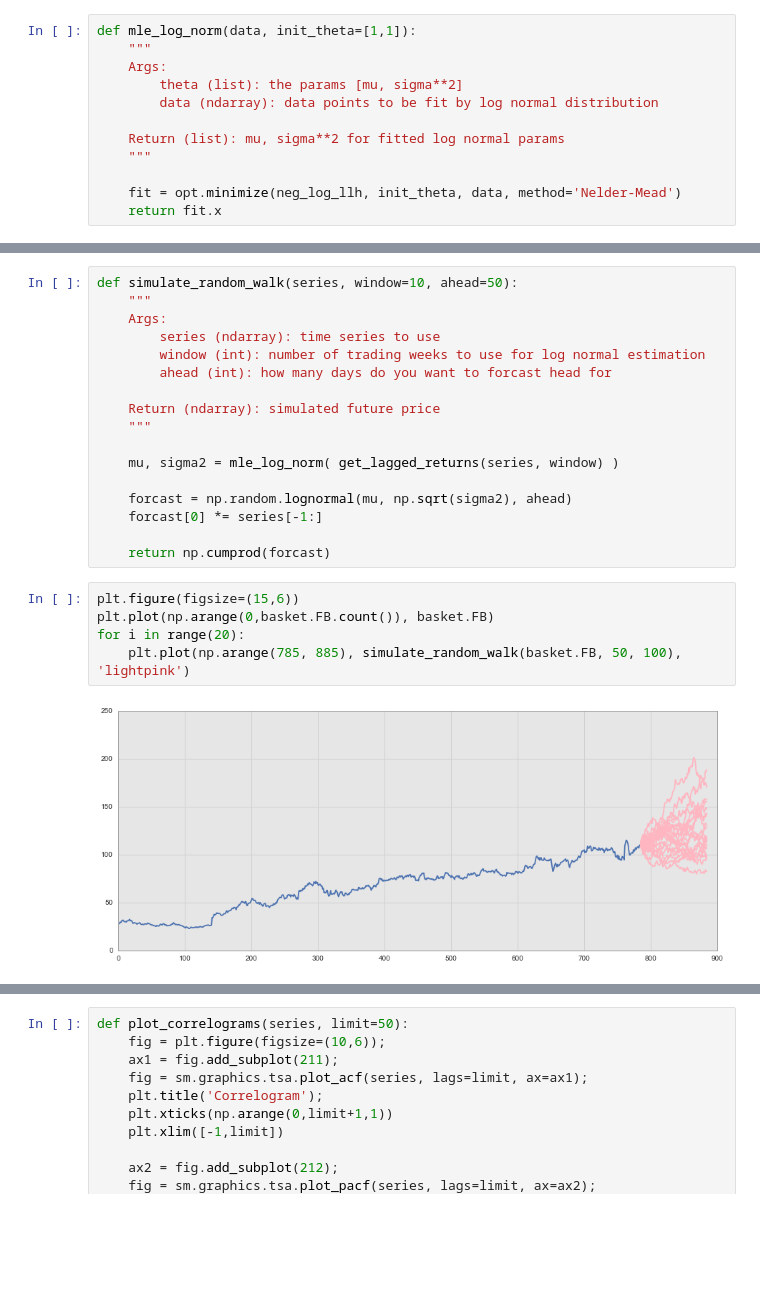
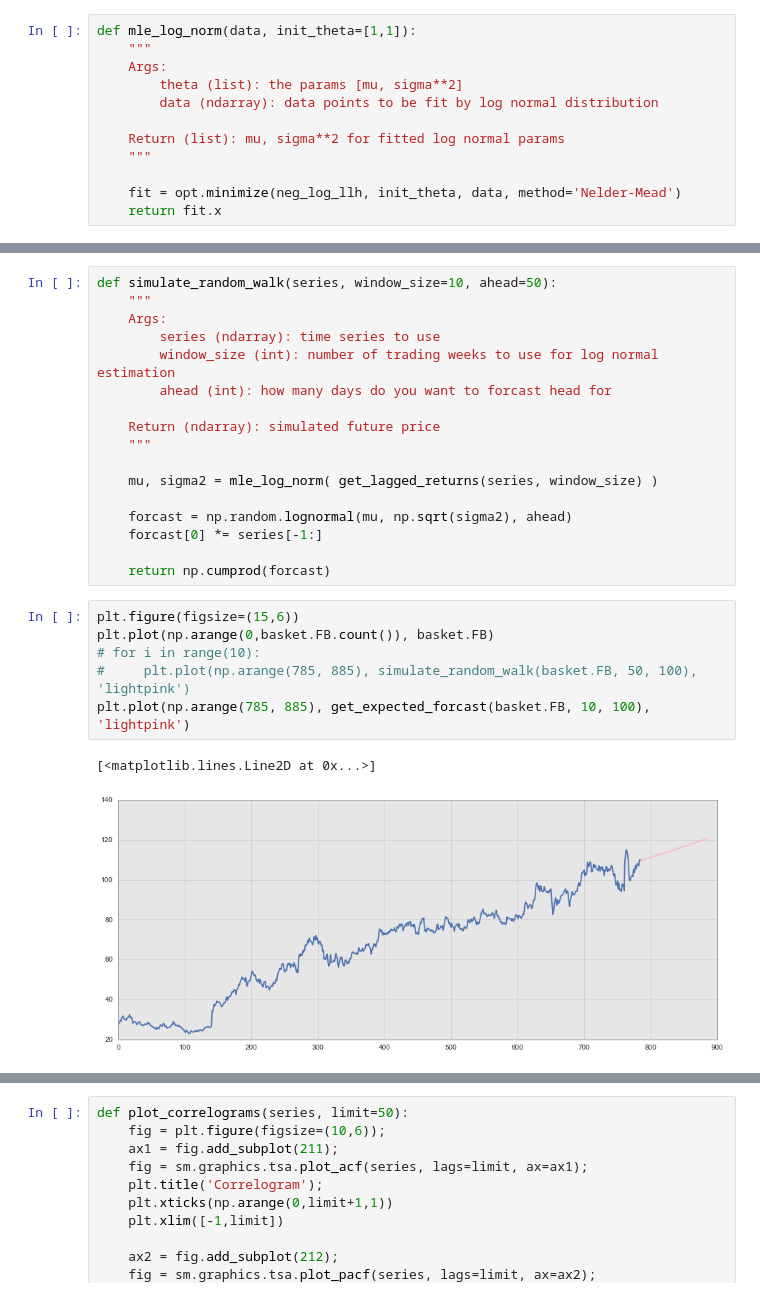
Before and after one commit to bbahmany/quant-finance, a Jupyter notebook: forcasting.ipynb, the cells around one changed output, grey strips where cells are left out. Drawn from its saved outputs; the diff is of its cells as text; blank space fills up the shorter version.

Commit message:
expected value

```diff
--- a/forcasting.ipynb
+++ b/forcasting.ipynb
@@ -85,17 +96,17 @@ sns.distplot(np.random.lognormal(0.00173433, np.sqrt(0.0005644), 10000000), kde=
 # %% [output]
 [figure]
 # %%
-def simulate_random_walk(series, window=10, ahead=50):
+def simulate_random_walk(series, window_size=10, ahead=50):
     """
     Args:
         series (ndarray): time series to use
-        window (int): number of trading weeks to use for log normal estimation
+        window_size (int): number of trading weeks to use for log normal estimation
         ahead (int): how many days do you want to forcast head for
 
     Return (ndarray): simulated future price
     """
 
-    mu, sigma2 = mle_log_norm( get_lagged_returns(series, window) )
+    mu, sigma2 = mle_log_norm( get_lagged_returns(series, window_size) )
 
     forcast = np.random.lognormal(mu, np.sqrt(sigma2), ahead)
     forcast[0] *= series[-1:]
@@ -104,7 +115,9 @@ def simulate_random_walk(series, window=10, ahead=50):
 # %%
 plt.figure(figsize=(15,6))
 plt.plot(np.arange(0,basket.FB.count()), basket.FB)
-for i in range(20):
-    plt.plot(np.arange(785, 885), simulate_random_walk(basket.FB, 50, 100), 'lightpink')
+# for i in range(10):
+#     plt.plot(np.arange(785, 885), simulate_random_walk(basket.FB, 50, 100), 'lightpink')
+plt.plot(np.arange(785, 885), get_expected_forcast(basket.FB, 10, 100), 'lightpink')
 # %% [output]
+[<matplotlib.lines.Line2D at 0x...>]
-[figure, old version]
+[figure, new version]
```
Also changed, not shown: parts of 13 cells of this notebook.
